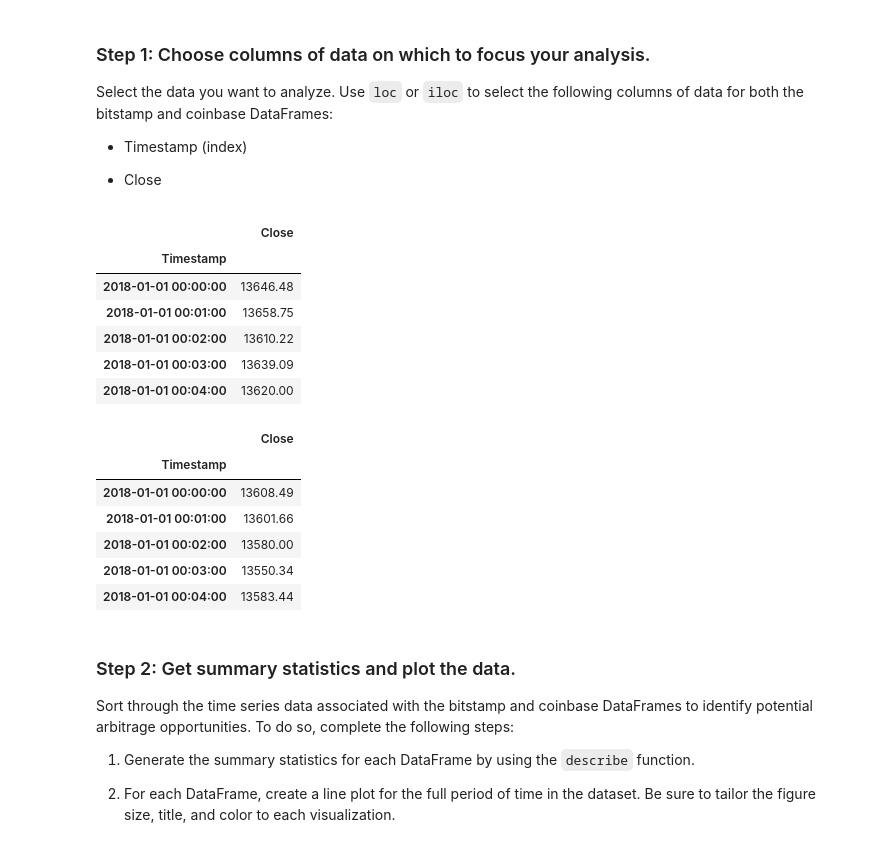
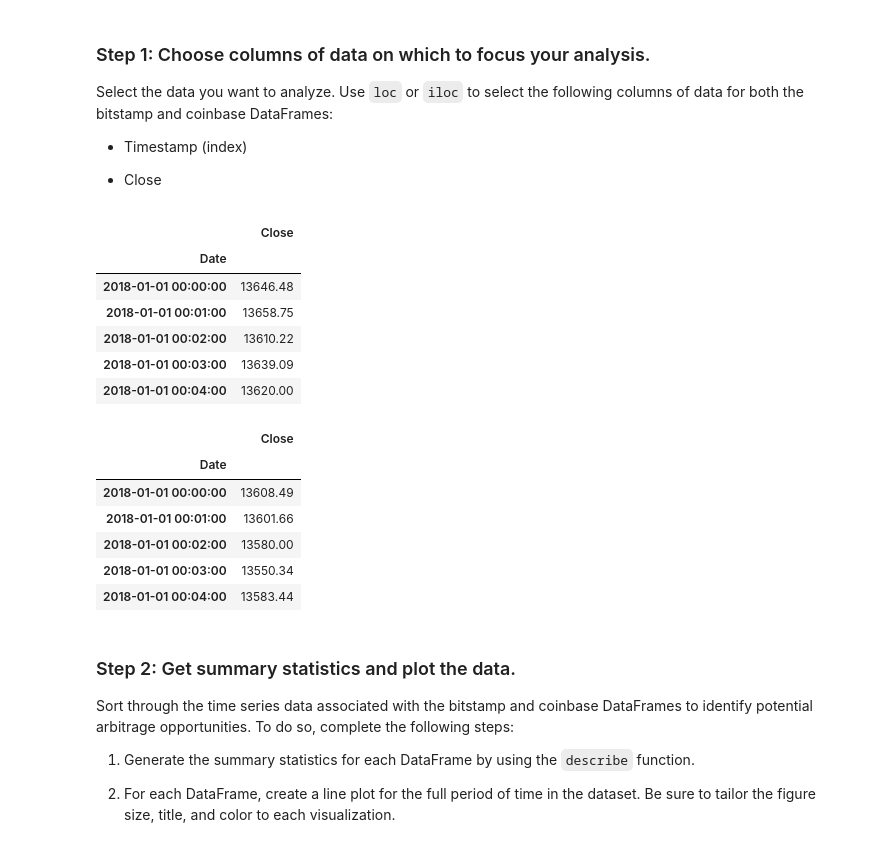
Before and after one commit to heitzo/Crypto_Arbitrage, a Jupyter notebook: crypto_arbitrage.ipynb, the cells around one changed output. Saved outputs shown, nothing was run; the diff lists cells and outputs as text; code cells hidden in the pictures.

```diff
--- a/crypto_arbitrage.ipynb
+++ b/crypto_arbitrage.ipynb
@@ -212,13 +223,12 @@ Select the data you want to analyze. Use `loc` or `iloc` to select the following
 * Close
 # %%
 # Use loc or iloc to select `Timestamp (the index)` and `Close` from bitstamp DataFrame
-bitstamp_sliced = # YOUR CODE HERE
-
+bitstamp_sliced = bitstamp.iloc[:,[3]]
 # Review the first five rows of the DataFrame
-# YOUR CODE HERE
+bitstamp_sliced.head()
 # %% [output]
 |  | Close |
-| Timestamp |  |
+| Date |  |
 | 2018-01-01 00:00:00 | 13646.48 |
 | 2018-01-01 00:01:00 | 13658.75 |
 | 2018-01-01 00:02:00 | 13610.22 |
@@ -226,13 +236,12 @@ bitstamp_sliced = # YOUR CODE HERE
 | 2018-01-01 00:04:00 | 13620.00 |
 # %%
 # Use loc or iloc to select `Timestamp (the index)` and `Close` from coinbase DataFrame
-coinbase_sliced = # YOUR CODE HERE
-
+coinbase_sliced = coinbase.loc[:,["Close"]]
+coinbase_sliced.head()
 # Review the first five rows of the DataFrame
-# YOUR CODE HERE
 # %% [output]
 |  | Close |
-| Timestamp |  |
+| Date |  |
 | 2018-01-01 00:00:00 | 13608.49 |
 | 2018-01-01 00:01:00 | 13601.66 |
 | 2018-01-01 00:02:00 | 13580.00 |
```
Also changed, not shown: parts of 2 cells of this notebook.
